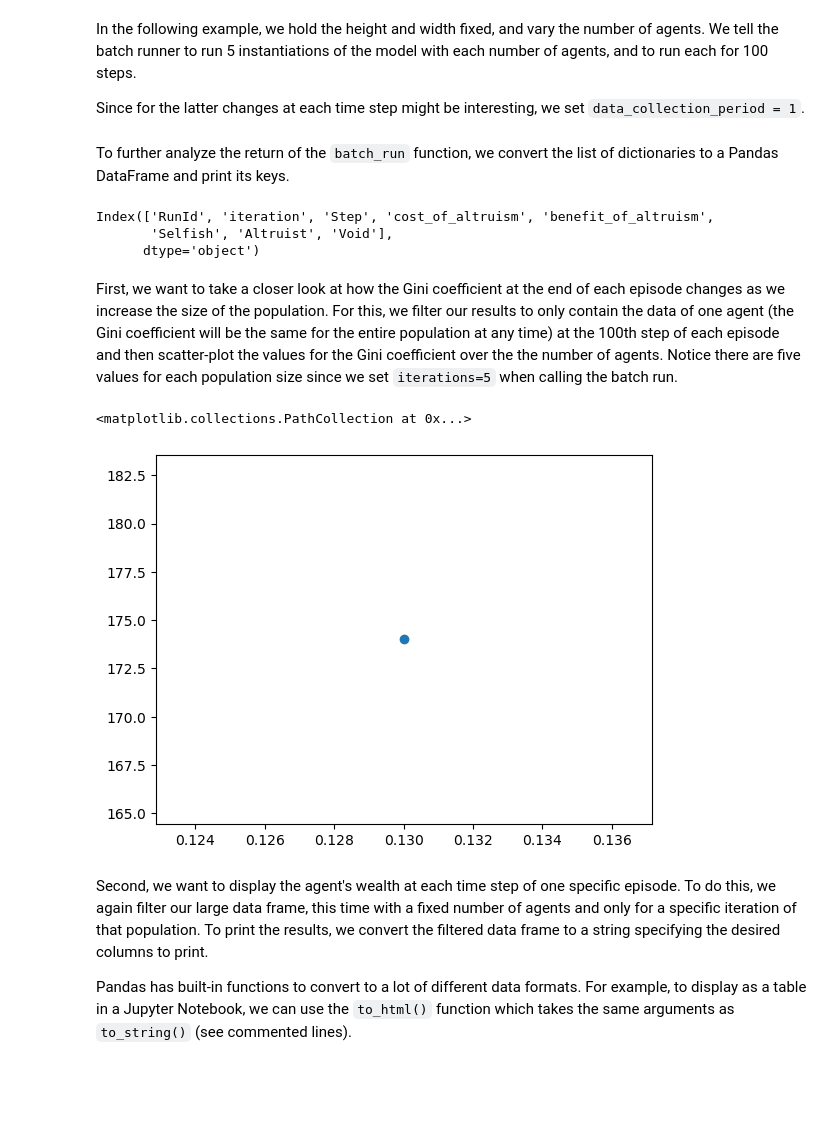
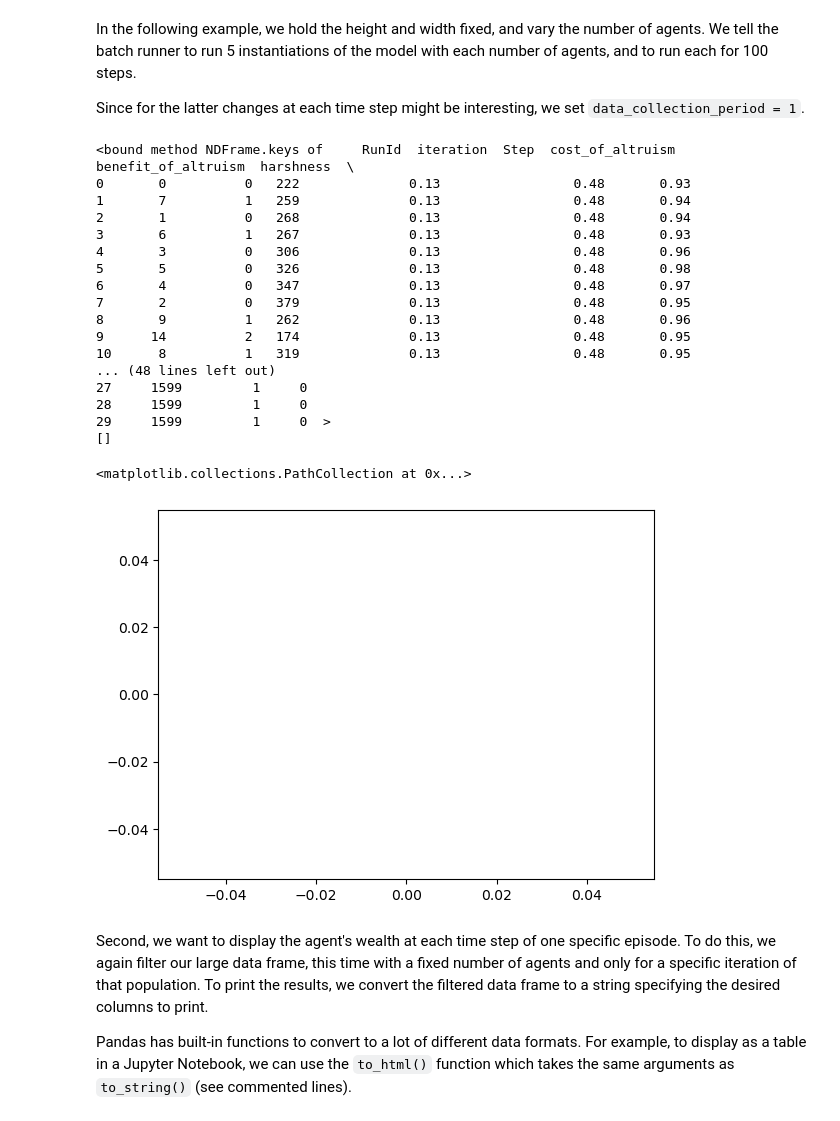
Before and after one commit to doesburg11/SelfishAltruist, a Jupyter notebook: selfish-altruist.ipynb, the cells around one changed output. Saved outputs shown, nothing was run; the diff lists cells and outputs as text; code cells hidden in the pictures; blank space fills up the shorter version.

Commit message:
Add Batch Runner

```diff
--- a/selfish-altruist.ipynb
+++ b/selfish-altruist.ipynb
@@ -120,15 +120,6 @@ class SelfishAltruist(mesa.Model):
     benefit_of_altruism = 0.5
     disease = 0.0
     harshness = 0.0
-
-    verbose_0 = True  # agent count
-    verbose_1 = True  # agent_id activation move and eat
-    verbose_2 = False  # agent death
-    verbose_3 = False  # agent birth
-    verbose_4 = False  # agent life span table
-    verbose_5 = False  # agent average life span
-    verbose_6 = False  # table agent count and cumulative energy per type
-    verbose_7 = False  # Fitness values and tooltips in grid
 
     description = (
         "A model for simulating Selfish-Altruist behavior."
@@ -146,11 +137,6 @@ class SelfishAltruist(mesa.Model):
             harshness=harshness
 
     ):
-        """
-        Create a new Predator-Prey model with the given parameters.
-
-        Args:
-        """
         super().__init__()
         # Set parameters
         self.n_grid_cells_width = n_grid_cells_width
@@ -332,38 +318,52 @@ In the following example, we hold the height and width fixed, and vary the numbe
 
 Since for the latter changes at each time step might be interesting, we set `data_collection_period = 1`.
 # %%
-params = {"cost_of_altruism": 0.13, "benefit_of_altruism": 0.48}
+import numpy as np
+
+params = {"cost_of_altruism": 0.13, "benefit_of_altruism": 0.48, "harshness": np.arange(0.93, 0.99, 0.01)}
 
 results = mesa.batch_run(
     SelfishAltruist,
     parameters=params,
     iterations=5,
-    max_steps=100,
-    number_processes=1,
-    data_collection_period=1,
+    max_steps=1000,
+    number_processes=None,
+    data_collection_period=-1,
     display_progress=True,
 )
-# %% [markdown]
-To further analyze the return of the `batch_run` function, we convert the list of dictionaries to a Pandas DataFrame and print its keys.
-# %%
-import pandas as pd
-
-results_df = pd.DataFrame(results)
-print(results_df.keys())
-# %% [output]
-Index(['RunId', 'iteration', 'Step', 'cost_of_altruism', 'benefit_of_altruism',
-       'Selfish', 'Altruist', 'Void'],
-      dtype='object')
-# %% [markdown]
-First, we want to take a closer look at how the Gini coefficient at the end of each episode changes as we increase the size of the population. For this, we filter our results to only contain the data of one agent (the Gini coefficient will be the same for the entire population at any time) at the 100th step of each episode and then scatter-plot the values for the Gini coefficient over the the number of agents. Notice there are five values for each population size since we set `iterations=5` when calling the batch run.
-# %%
-results_filtered = results_df[(results_df.RunId == 0) & (results_df.Step == 100)]
-C_values = results_filtered.cost_of_altruism
-gini_values = results_filtered.Altruist.values
-plt.scatter(C_values, gini_values)
-# %% [output]
-<matplotlib.collections.PathCollection at 0x...>
-[figure, removed]
+# %%
+import pandas as pd
+
+results_df = pd.DataFrame(results)
+print(results_df.keys())
+
+results_filtered = results_df[results_df.Step == 10000]
+h_values = results_filtered.harshness.values
+Altruists = results_filtered.Altruist.values
+Selfish = results_filtered.Selfish.values
+print(Selfish)
+plt.scatter(h_values, Altruists)
+plt.scatter(h_values, Selfish)
+# %% [output]
+<bound method NDFrame.keys of     RunId  iteration  Step  cost_of_altruism  benefit_of_altruism  harshness  \
+0       0          0   222              0.13                 0.48       0.93
+1       7          1   259              0.13                 0.48       0.94
+2       1          0   268              0.13                 0.48       0.94
+3       6          1   267              0.13                 0.48       0.93
+4       3          0   306              0.13                 0.48       0.96
+5       5          0   326              0.13                 0.48       0.98
+6       4          0   347              0.13                 0.48       0.97
+7       2          0   379              0.13                 0.48       0.95
+8       9          1   262              0.13                 0.48       0.96
+9      14          2   174              0.13                 0.48       0.95
+10      8          1   319              0.13                 0.48       0.95
+... (48 lines left out)
+27     1599         1     0
+28     1599         1     0
+29     1599         1     0  >
+[]
+<matplotlib.collections.PathCollection at 0x...>
+[figure, added]
 # %% [markdown]
 Second, we want to display the agent's wealth at each time step of one specific episode. To do this, we again filter our large data frame, this time with a fixed number of agents and only for a specific iteration of that population.
 To print the results, we convert the filtered data frame to a string specifying the desired columns to print.
```
Also changed, not shown: 1 other file.
